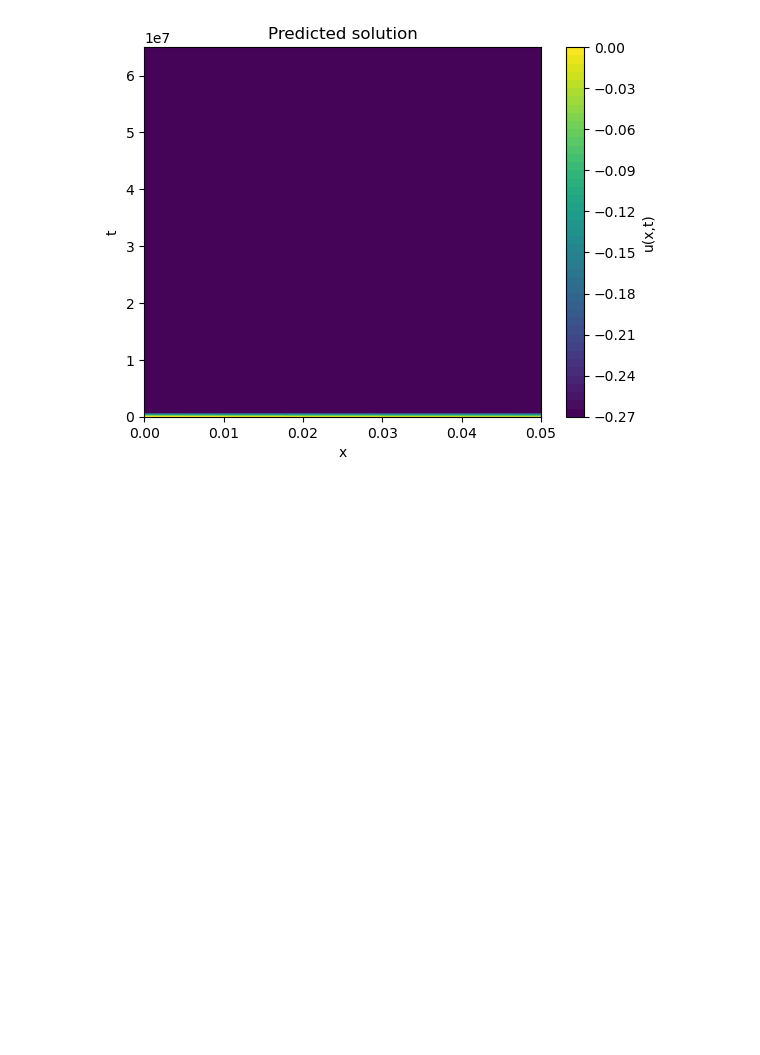
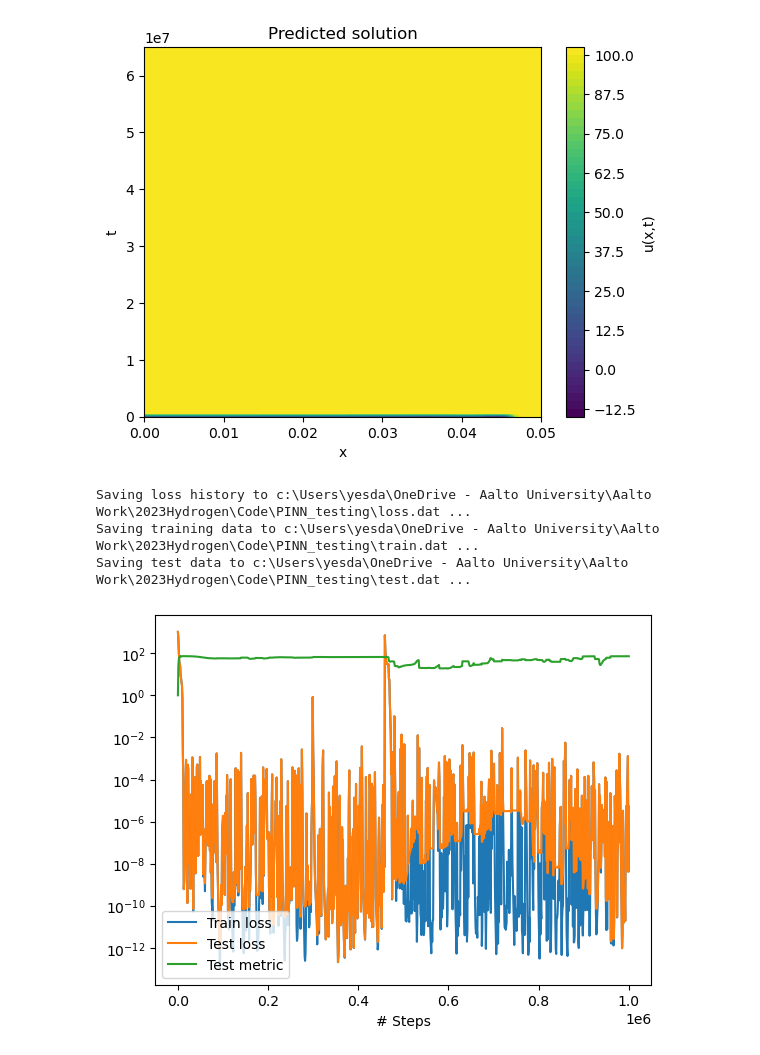
Before and after one commit to Daniel19993099/PINN_testing, a Jupyter notebook: PINN_0.1.5.ipynb, the cells around one changed output. Saved outputs shown, nothing was run; the diff lists cells and outputs as text; code cells hidden in the pictures; blank space fills up the shorter version.

```diff
--- a/PINN_0.1.5.ipynb
+++ b/PINN_0.1.5.ipynb
@@ -24,7 +34,7 @@ def func(x):
     result = C0 + (x[:, 0:1] / l) * (C1 - C0)
     for n in range(1, n_terms + 1):
         from scipy.integrate import quad
-        integral, _ = quad(lambda x: f(x) * np.sin(n * np.pi * x / l), 0, l)
+        integral, _ = quad(lambda x: f(x) * np.sin(n * np.pi * x/ l), 0, l)
         cn = (2 / l) * integral + (2 / (n * np.pi)) * ((-1)**n * (C1 - C0))
         term = cn * np.exp(-n**2 * np.pi**2 * D * x[:, 1:2] / l**2) * np.sin(n * np.pi * x[:, 0:1] / l)
         result += term
@@ -33,22 +43,24 @@ def func(x):
 
 
 geom = dde.geometry.Interval(0, 0.05)
-timedomain = dde.geometry.TimeDomain(0, 6.5e7)
+time_step_size = 0.01
+timedomain = dde.geometry.TimeDomain(0, 1e6)
 geomtime = dde.geometry.GeometryXTime(geom, timedomain)
 
-bc = dde.icbc.DirichletBC(geomtime, func, lambda _, on_boundary: on_boundary)
-ic = dde.icbc.IC(geomtime, func, lambda _, on_initial: on_initial)
 
-data = dde.data.TimePDE(geomtime, pde, [ic , bc], num_domain=40, solution=func, num_test=10000)
 
-layer_size = [2] + [30] * 3 + [1]
+observe_x = np.vstack((np.linspace(0, 0.05, num=10), np.full((10), 1))).T
+observe_y = dde.icbc.PointSetBC(observe_x, func(observe_x), component=0)
+
+data = dde.data.TimePDE(geomtime, pde, [ observe_y], num_domain=40, solution=func, num_test=10000)
+
+layer_size = [2] + [50] * 5 + [1]
 activation = "tanh"
 initializer = "Glorot uniform"
-net = dde.nn.FNN(layer_size, activation, initializer)
 
 
+net = dde.nn.FNN(layer_size, activation, initializer)
 model = dde.Model(data, net)
-
-model.compile("adam", lr=0.01, metrics=["l2 relative error"])
-losshistory, train_state = model.train(iterations=10000)
+model.compile("adam", lr=0.001, metrics=["l2 relative error"])
+losshistory, train_state = model.train(iterations=1000000)
 # %% [output]
@@ -80,21 +86,27 @@ Step      Train loss    Test loss     Test metric
 # %%
 import matplotlib.pyplot as plt
 
 # Create a grid of points to evaluate the solution
 x = np.linspace(0, 0.05, 100)
 t = np.linspace(0, 6.5e7, 100)
 X, T = np.meshgrid(x, t)
 points = np.vstack([X.ravel(), T.ravel()]).T
 
 # Predict the solution at these grid points
 y_pred = model.predict(points).reshape(X.shape)
 
 # Plot the solution
 plt.contourf(X, T, y_pred, levels=50, cmap='viridis')
 plt.colorbar(label='u(x,t)')
 plt.xlabel('x')
 plt.ylabel('t')
 plt.title('Predicted solution')
 plt.show()
+
+dde.saveplot(losshistory, train_state, issave=True, isplot=True)
 # %% [output]
-[figure, old version]
+[figure, new version]
+Saving loss history to c:\Users\yesda\OneDrive - Aalto University\Aalto Work\2023Hydrogen\Code\PINN_testing\loss.dat ...
+Saving training data to c:\Users\yesda\OneDrive - Aalto University\Aalto Work\2023Hydrogen\Code\PINN_testing\train.dat ...
+Saving test data to c:\Users\yesda\OneDrive - Aalto University\Aalto Work\2023Hydrogen\Code\PINN_testing\test.dat ...
+[figure, added]
```
Also changed, not shown: parts of 4 cells of this notebook, 5 other files.
